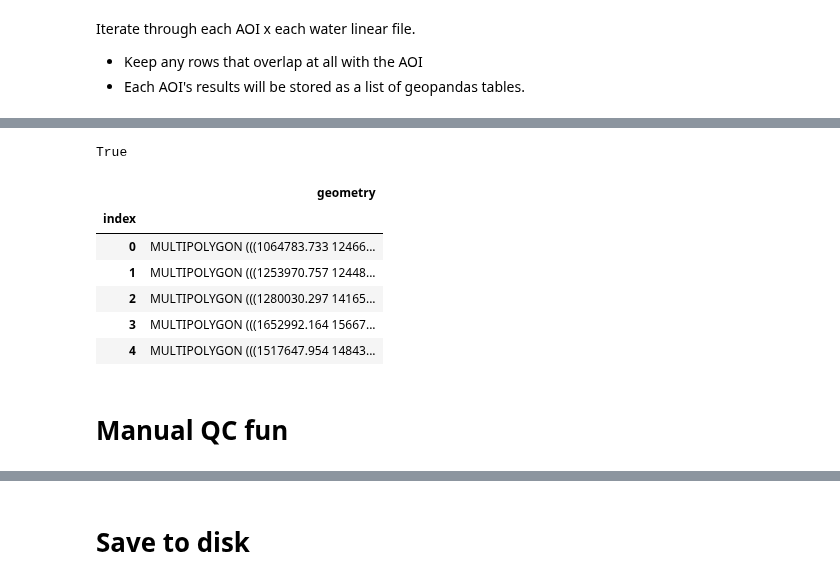
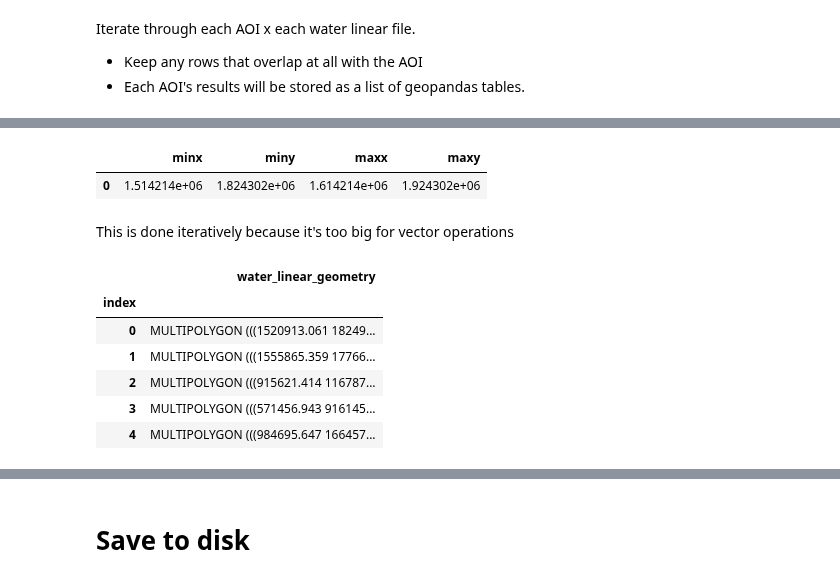
Before and after one commit to abartnof/largest_plot, a Jupyter notebook: scripts/water_linear.ipynb, the cells around one changed output, grey strips where cells are left out. Cells and saved outputs as stored; diff of their text form; code cells hidden in the pictures.

```diff
--- a/scripts/water_linear.ipynb
+++ b/scripts/water_linear.ipynb
@@ -65,19 +40,0 @@ for i in tqdm(intersection_dict.keys()):  # iterate through these indices, becau
-# %%
-intersection_dict.keys() == overlay_dict.keys()
-# %% [output]
-True
-# %%
-WaterLinearOverlay = gpd.GeoDataFrame({'index':overlay_dict.keys(), 'geometry':overlay_dict.values()}, crs='epsg:'+str(target_epsg))
-WaterLinearOverlay.set_geometry('geometry', inplace=True)
-WaterLinearOverlay.set_index('index', drop=True, inplace=True, verify_integrity=True)
-WaterLinearOverlay.head()
-# %% [output]
-|  | geometry |
-| index |  |
-| 0 | MULTIPOLYGON (((1064783.733 12466... |
-| 1 | MULTIPOLYGON (((1253970.757 12448... |
-| 2 | MULTIPOLYGON (((1280030.297 14165... |
-| 3 | MULTIPOLYGON (((1652992.164 15667... |
-| 4 | MULTIPOLYGON (((1517647.954 14843... |
-# %% [markdown]
-# Manual QC fun
@@ -83,0 +43,7 @@ WaterLinearOverlay.head()
+# %%
+Aoi.loc[[i]].bounds
+# %% [output]
+|  | minx | miny | maxx | maxy |
+| 0 | 1.514214e+06 | 1.824302e+06 | 1.614214e+06 | 1.924302e+06 |
+# %% [markdown]
+This is done iteratively because it's too big for vector operations
@@ -84 +57,14 @@ WaterLinearOverlay.head()
+# %%
+WaterLinearOverlay = pd.concat(overlay_dict.values())
+WaterLinearOverlay = WaterLinearOverlay.set_index('index_aoi')
+WaterLinearOverlay.index.names = ['index']
+WaterLinearOverlay.head()
+# %% [output]
+|  | water_linear_geometry |
+| index |  |
+| 0 | MULTIPOLYGON (((1520913.061 18249... |
+| 1 | MULTIPOLYGON (((1555865.359 17766... |
+| 2 | MULTIPOLYGON (((915621.414 116787... |
+| 3 | MULTIPOLYGON (((571456.943 916145... |
+| 4 | MULTIPOLYGON (((984695.647 166457... |
 # %%
```
Also changed, not shown: parts of 10 cells of this notebook, 3 other files.
